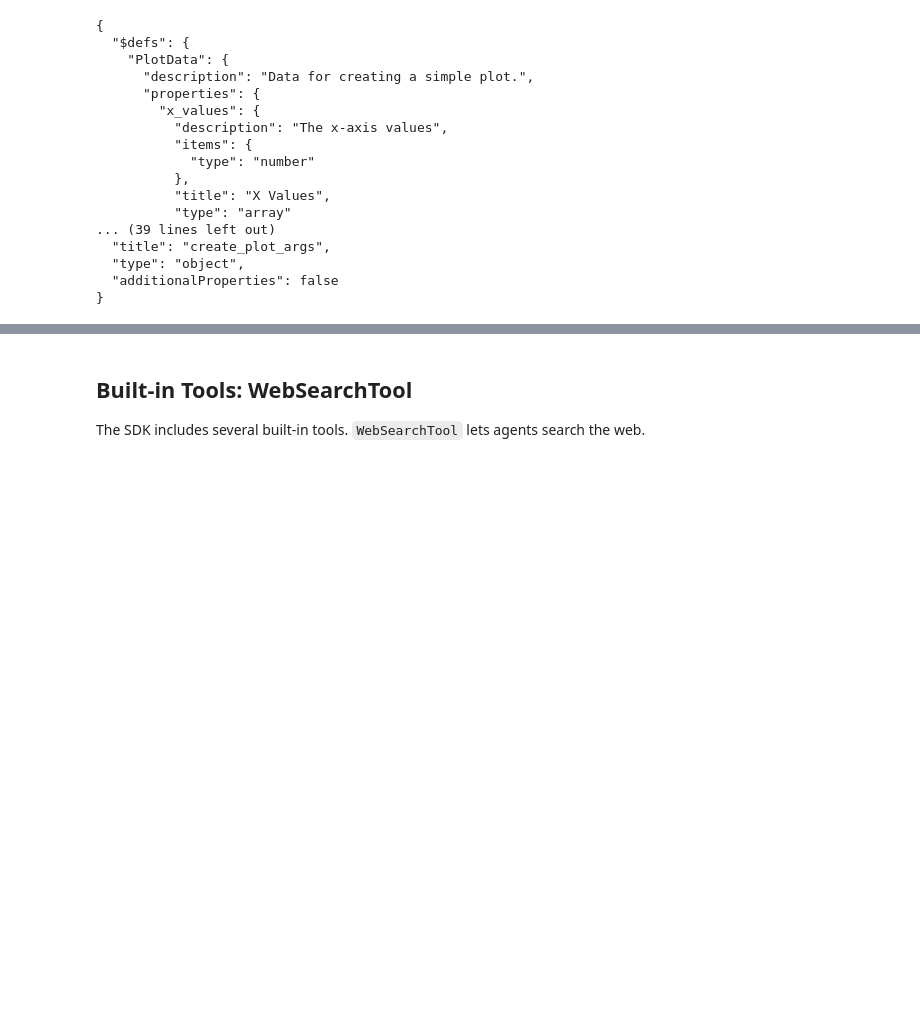
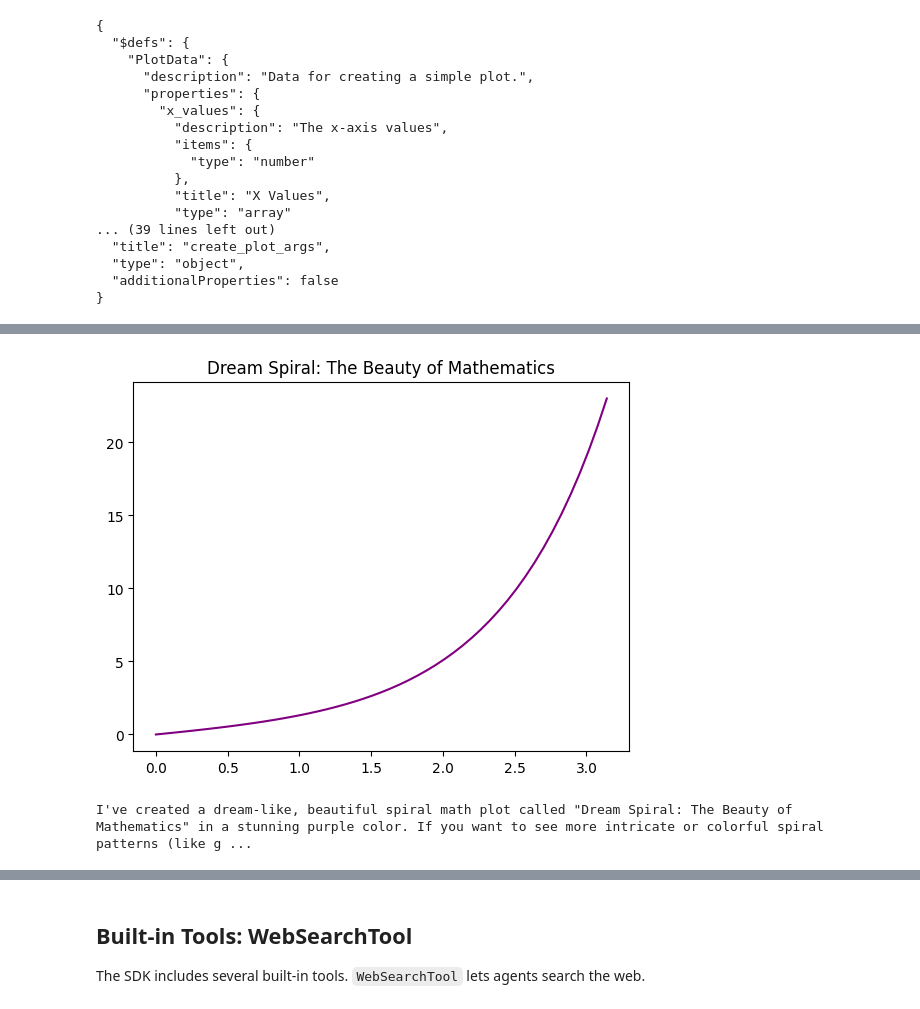
Before and after one commit to EnkrateiaLucca/oreilly-openai-agents-sdk, a Jupyter notebook: notebooks/01-agents-and-tools.ipynb, the cells around one changed output, grey strips where cells are left out. Drawn from its saved outputs; the diff is of its cells as text; code cells hidden in the pictures; blank space fills up the shorter version.

```diff
--- a/notebooks/01-agents-and-tools.ipynb
+++ b/notebooks/01-agents-and-tools.ipynb
@@ -124,4 +132,0 @@ print(result.final_output)
-# %%
-# Multi-step calculation (demonstrates the agent loop)
-result = await Runner.run(calculator, "What is (5 + 3) * 4?")
-print(result.final_output)
@@ -289,3 +316,12 @@ The plot of the squares from 1 to 5 (1, 4, 9, 16, 25) with a blue line has been
+# %%
+result = await Runner.run(
+    plotter,
+    "Create the most beautiful math plot you can dream of that involves spirals"
+)
+print(result.final_output)
+# %% [output]
+[figure, added]
+I've created a dream-like, beautiful spiral math plot called "Dream Spiral: The Beauty of Mathematics" in a stunning purple color. If you want to see more intricate or colorful spiral patterns (like g ...
 # %%
 result = await Runner.run(
     plotter,
```
Also changed, not shown: parts of 9 cells of this notebook, 11 other files.
